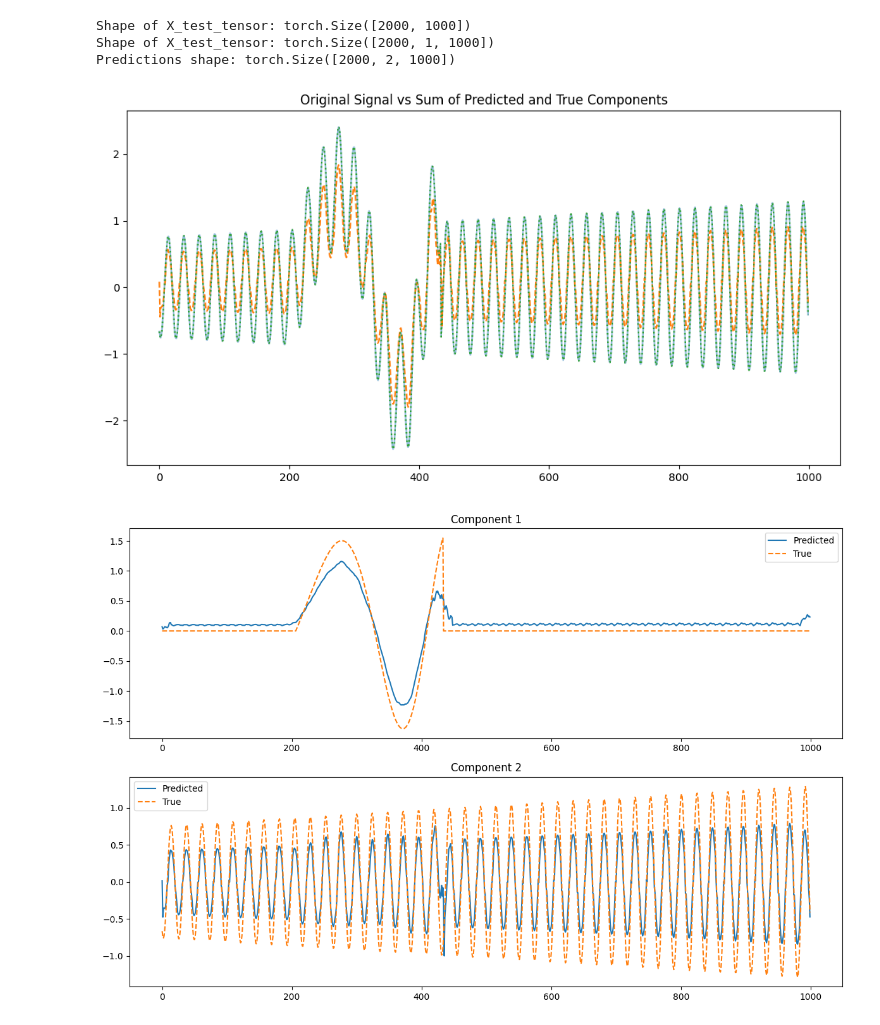
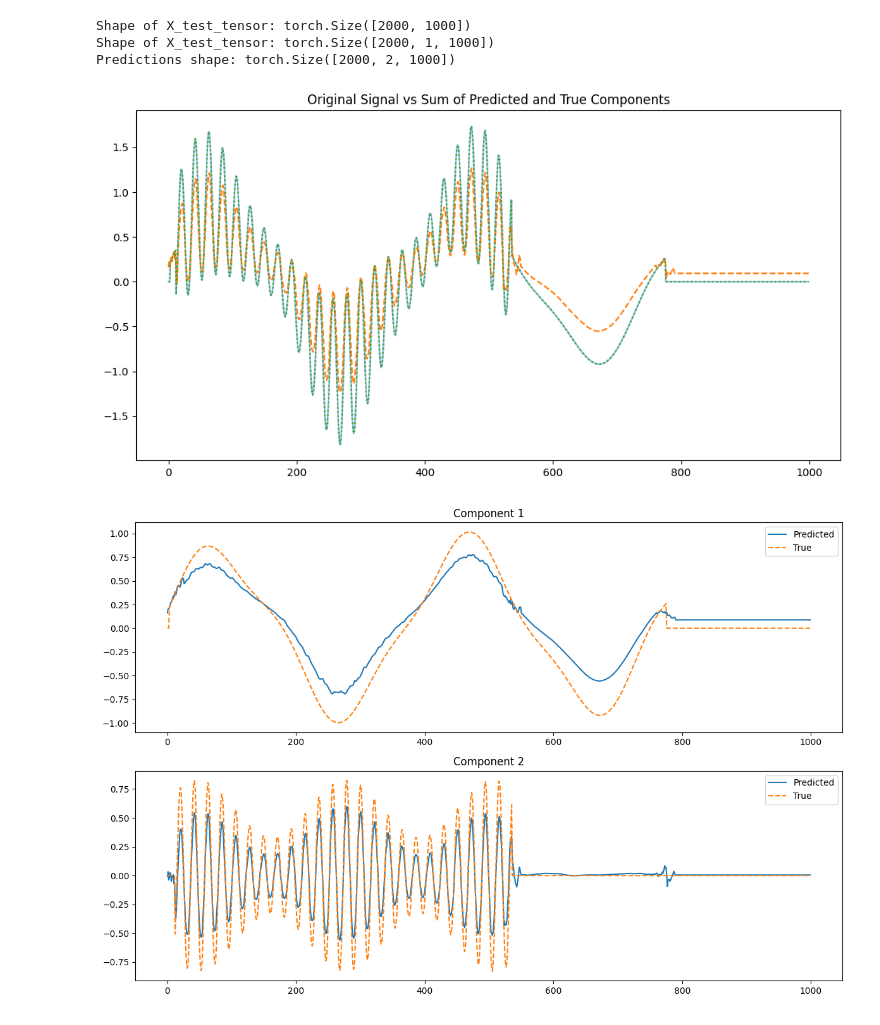
Before and after one commit to KJMvanderHorst/thesis, a Jupyter notebook: notebooks/model_testing_notebook.ipynb, the cells around one changed output. Saved outputs shown, nothing was run; the diff lists cells and outputs as text; code cells hidden in the pictures.

```diff
--- a/notebooks/model_testing_notebook.ipynb
+++ b/notebooks/model_testing_notebook.ipynb
@@ -23,7 +23,7 @@ from src.models.base_model import MultiScaleRRCNNDecomposer
 # Specify the path to the saved model checkpoint
 model_path = "/Users/kaspervanderhorst/Desktop/thesis/models/nonstationary_model.pth"
 # Load the model
-model = MultiScaleRRCNNDecomposer()  # Adjust parameters as per your model
+model = MultiScaleRRCNNDecomposer(n_components=2)  # Adjust parameters as per your model
 model.load_state_dict(torch.load(model_path))
 model.eval()  # Set the model to evaluation mode
 # %% [output]
@@ -85,29 +85,29 @@ Predictions shape: torch.Size([2000, 2, 1000])
 # %%
 # Inspect Decompositions
 # Visualize the decompositions predicted by the model and compare them to the ground truth
 
 # Select a sample to visualize
-sample_idx = 22
+sample_idx = 3
 predicted_components = predictions[sample_idx].numpy()
 true_components = y_test[sample_idx]
 
 plt.figure(figsize=(12, 6))
 plt.plot(X_test[sample_idx], label="Original Signal", alpha=0.5)
 plt.plot(np.sum(predicted_components, axis=0), label="Sum of Predicted Components", linestyle="dashed")
 plt.plot(np.sum(true_components, axis=0), label="Sum of True Components", linestyle="dotted")
 plt.title("Original Signal vs Sum of Predicted and True Components")
 # Plot the predicted and true components
 num_components = predicted_components.shape[0]
 plt.figure(figsize=(12, 8))
 for i in range(num_components):
     plt.subplot(num_components, 1, i + 1)
     plt.plot(predicted_components[i], label="Predicted")
     plt.plot(true_components[i], label="True", linestyle="dashed")
     plt.title(f"Component {i + 1}")
     plt.legend()
 
 plt.tight_layout()
 plt.show()
 # %% [output]
-[figure, old version]
+[figure, new version]
-[figure, old version]
+[figure, new version]
```
Also changed, not shown: parts of 2 cells of this notebook, 4 other files.
